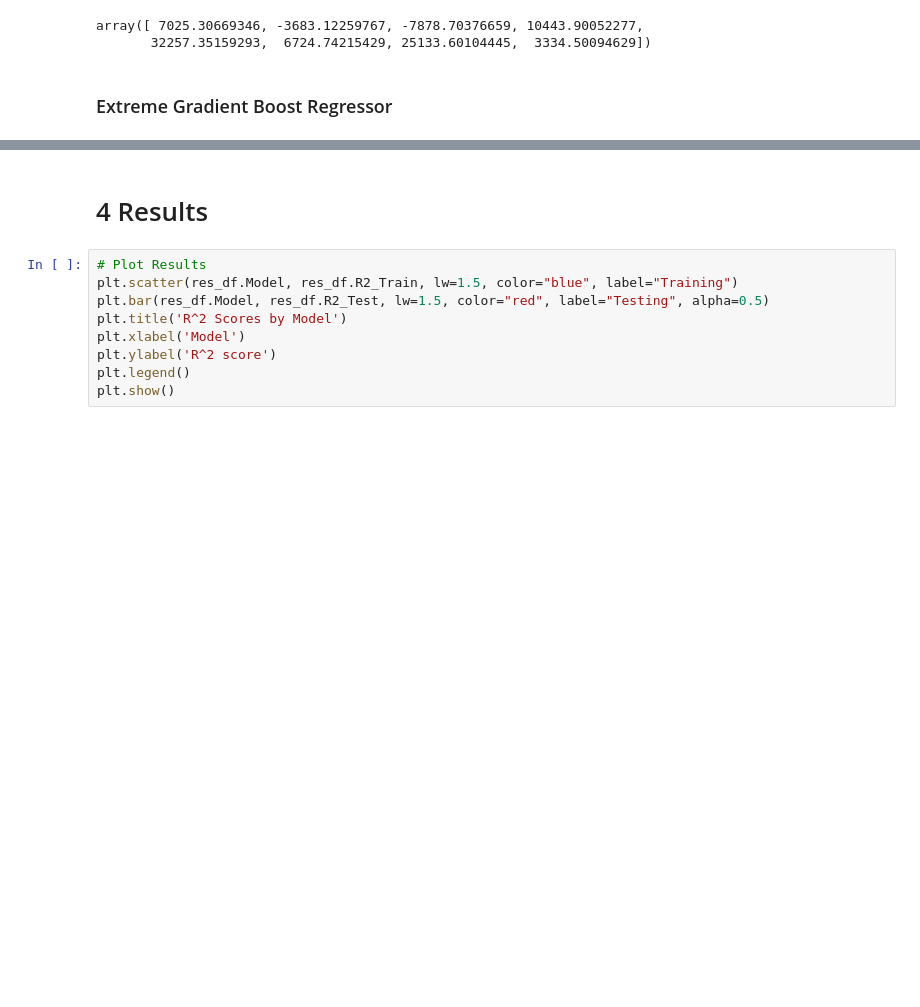
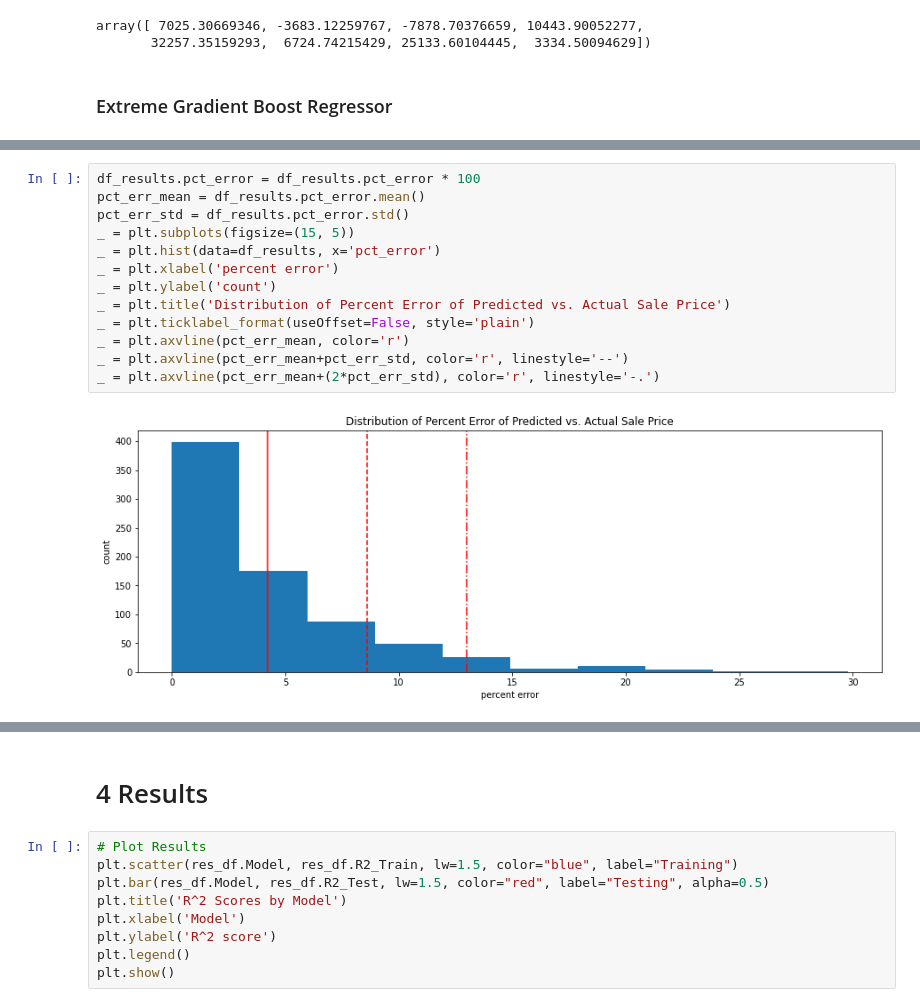
Before and after one commit to mkars01/real-estate-invest-recommender, a Jupyter notebook: notebooks/05_Modeling.ipynb, the cells around one changed output, grey strips where cells are left out. Drawn from its saved outputs; the diff is of its cells as text; blank space fills up the shorter version.

```diff
--- a/notebooks/05_Modeling.ipynb
+++ b/notebooks/05_Modeling.ipynb
@@ -484,0 +512,15 @@ df_results.pct_error.hist()
+# %%
+df_results.pct_error = df_results.pct_error * 100
+pct_err_mean = df_results.pct_error.mean()
+pct_err_std = df_results.pct_error.std()
+_ = plt.subplots(figsize=(15, 5))
+_ = plt.hist(data=df_results, x='pct_error')
+_ = plt.xlabel('percent error')
+_ = plt.ylabel('count')
+_ = plt.title('Distribution of Percent Error of Predicted vs. Actual Sale Price')
+_ = plt.ticklabel_format(useOffset=False, style='plain')
+_ = plt.axvline(pct_err_mean, color='r')
+_ = plt.axvline(pct_err_mean+pct_err_std, color='r', linestyle='--')
+_ = plt.axvline(pct_err_mean+(2*pct_err_std), color='r', linestyle='-.')
+# %% [output]
+[figure, added]
```
Also changed, not shown: parts of 50 cells of this notebook, 1 other file.
